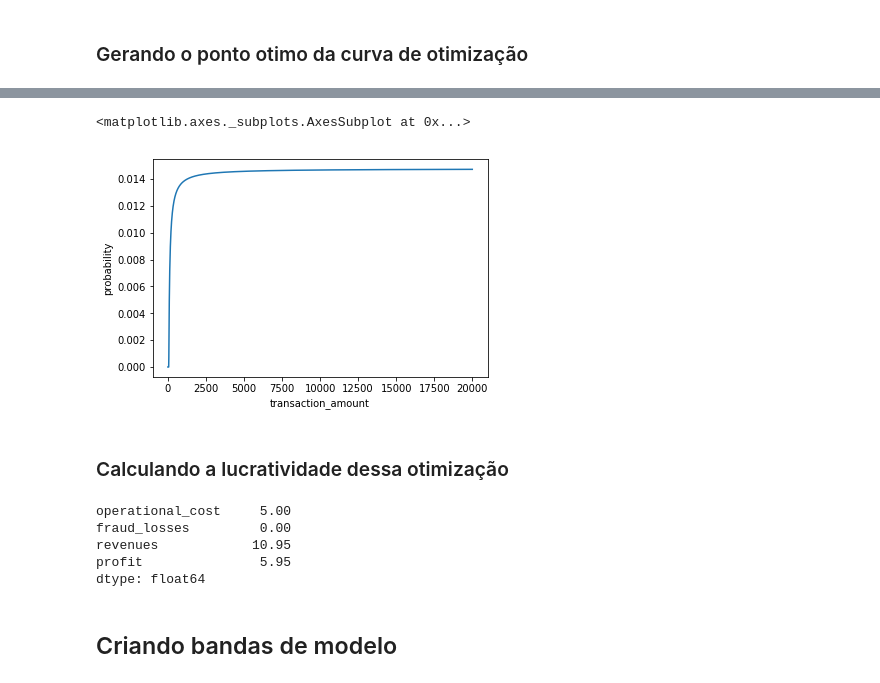
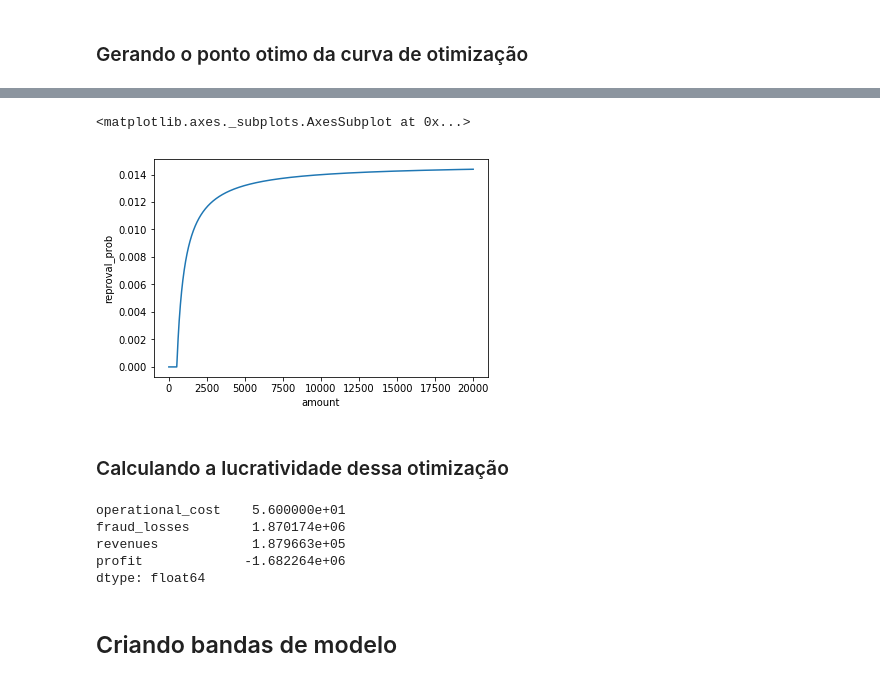
Before and after one commit to nubank/diversidados-curso-ds, a Jupyter notebook: intermediario/Aula 5/decison-making-examples.ipynb, the cells around one changed output, grey strips where cells are left out. Drawn from its saved outputs; the diff is of its cells as text; code cells hidden in the pictures.

```diff
--- a/intermediario/Aula 5/decison-making-examples.ipynb
+++ b/intermediario/Aula 5/decison-making-examples.ipynb
@@ -35,6 +85,7 @@ df
 # %%
-review_fraud_cost = 1.0
+review_fraud_cost = 8.0
 interchange_revenue = 0.015
-target_col = "target"
-prediction_col = "prediction"
-amount_col = "transaction_amount"
+target_col = "is_fraud"
+prediction_col = "score"
+amount_col = "amount"
+blocked_col = "blocked"
@@ -166,9 +279,9 @@ for amount in transaction_amounts:
 
 
 breakeven_df = pd.DataFrame(
-    {"transaction_amount": transaction_amounts,
-    "probability": break_even_p}
+    {amount_col: transaction_amounts,
+    "reproval_prob": break_even_p}
 )
 
-breakeven_df.head(10)
+breakeven_df.head(50)
 # %% [output]
@@ -186,19 +305,19 @@ breakeven_df.head(10)
 # %%
-sns.lineplot(breakeven_df.transaction_amount, breakeven_df.probability)
+sns.lineplot(breakeven_df[amount_col], breakeven_df.reproval_prob)
 # %% [output]
 <matplotlib.axes._subplots.AxesSubplot at 0x...>
-[figure, old version]
+[figure, new version]
 # %% [markdown]
 ### Calculando a lucratividade dessa otimização
 # %%
-profit_from_decision(transformed_df.merge(breakeven_df, on="transaction_amount", how="left")
-.assign(is_fraud=lambda df: df.calibrated_prediction > df.probability)
-)
+otimization_df = (transformed_df.merge(breakeven_df, on=amount_col, how="left")
+                    .assign(blocked=lambda df: df.calibrated_prediction <= df.reproval_prob))
+profit_from_decision(otimization_df)
 # %% [output]
-operational_cost     5.00
-fraud_losses         0.00
-revenues            10.95
-profit               5.95
+operational_cost    5.600000e+01
+fraud_losses        1.870174e+06
+revenues            1.879663e+05
+profit             -1.682264e+06
 dtype: float64
 # %% [markdown]
 ## Criando bandas de modelo
```
Also changed, not shown: parts of 41 cells of this notebook.
